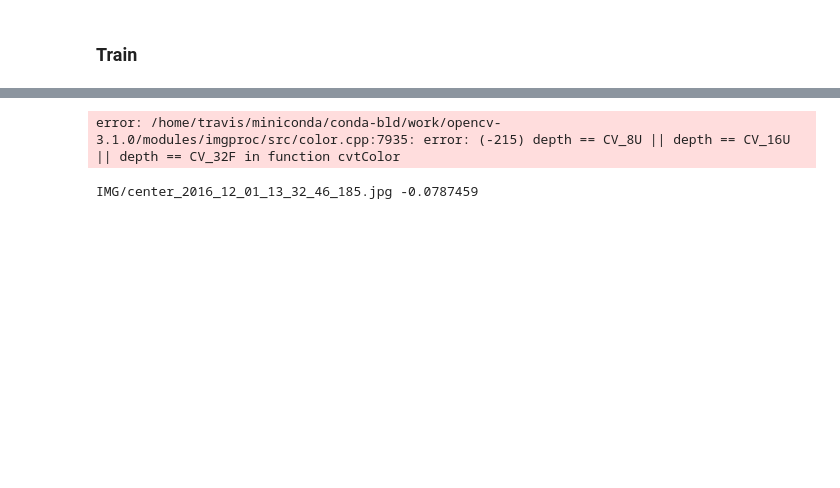
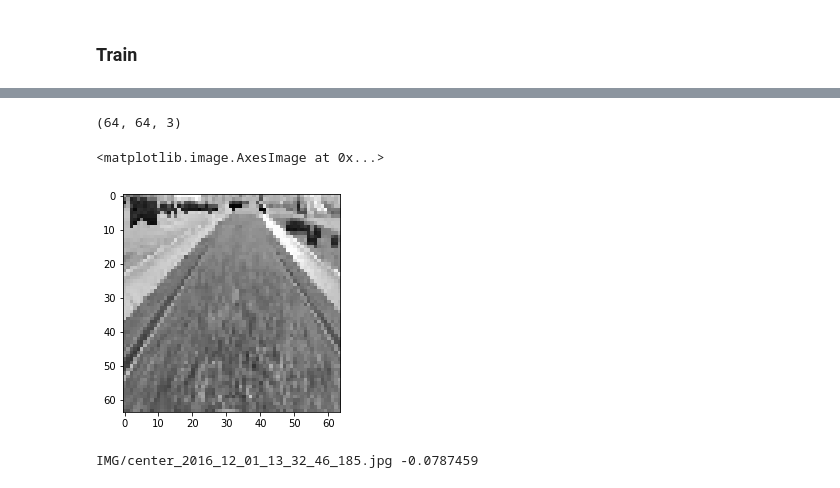
Before and after one commit to husams/Behavioral-Cloning, a Jupyter notebook: nvida.ipynb, the cells around one changed output, grey strips where cells are left out. Saved outputs shown, nothing was run; the diff lists cells and outputs as text; code cells hidden in the pictures; blank space fills up the shorter version.

```diff
--- a/nvida.ipynb
+++ b/nvida.ipynb
@@ -279,9 +329,11 @@ plt.show()
 # %%
-image = cv2.cvtColor(image,cv2.COLOR_RGB2LUV)
+image = cv2.cvtColor(left,cv2.COLOR_RGB2LUV)
 print(image.shape)
-plt.imshow(image[:,:,0])
+plt.imshow(image[:,:,0], cmap='gray')
 # %% [output]
-error: /home/travis/miniconda/conda-bld/work/opencv-3.1.0/modules/imgproc/src/color.cpp:7935: error: (-215) depth == CV_8U || depth == CV_16U || depth == CV_32F in function cvtColor
+(64, 64, 3)
+<matplotlib.image.AxesImage at 0x...>
+[figure, added]
 # %%
 x = data[data.steering < 0]
 path  = x.iloc[0]['center']
```
Also changed, not shown: parts of 13 cells of this notebook, 1 other file.
